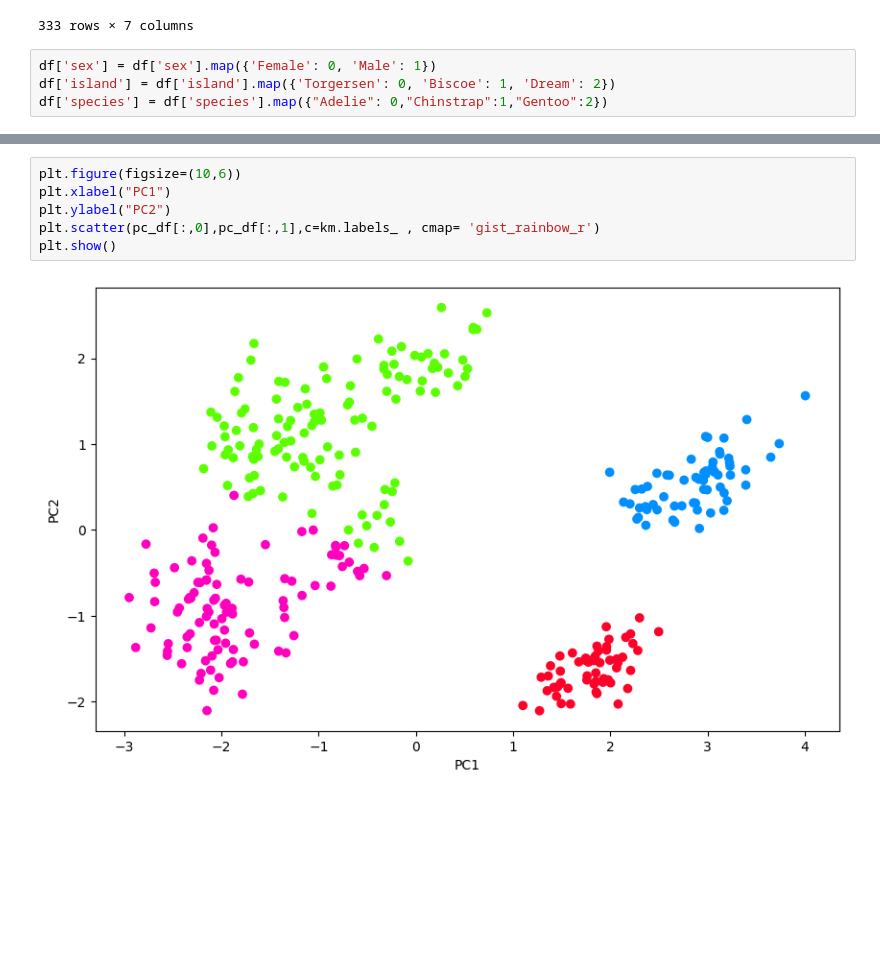
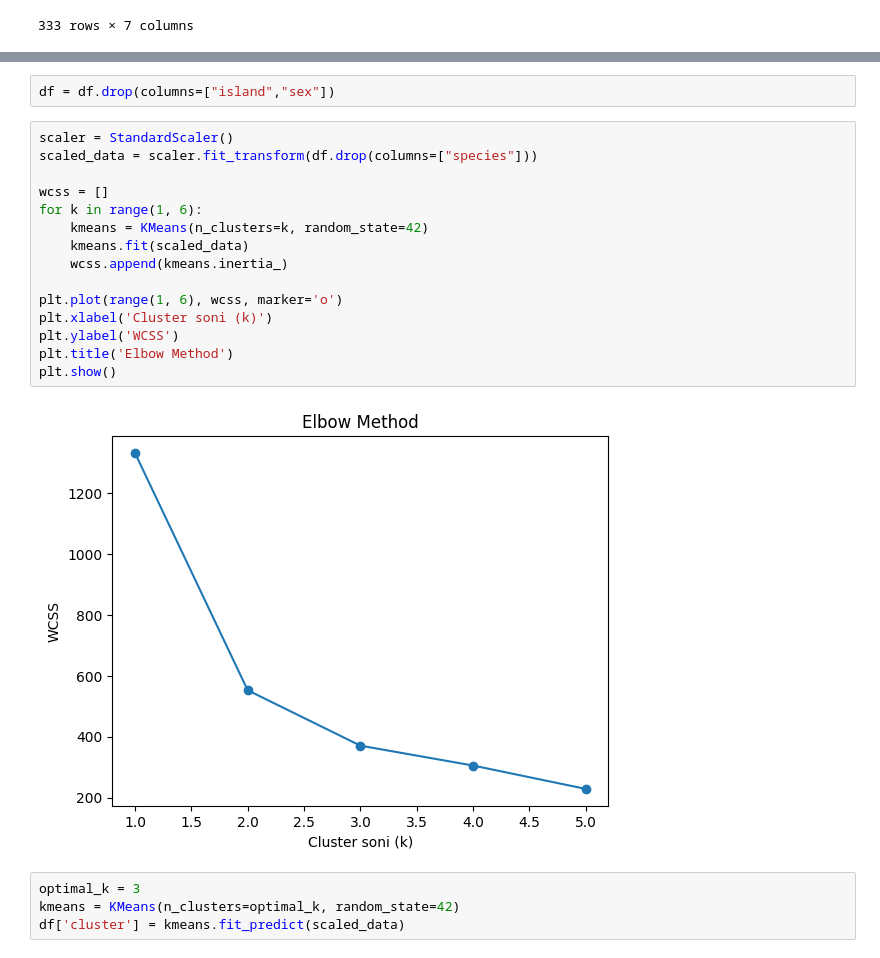
Before and after one commit to SanjarbekMatlabov/unsupervised-learning, a Jupyter notebook: penguins.ipynb, the cells around one changed output, grey strips where cells are left out. Drawn from its saved outputs; the diff is of its cells as text; blank space fills up the shorter version.

```diff
--- a/penguins.ipynb
+++ b/penguins.ipynb
@@ -91,7 +140,3 @@ df
 | 342 | Gentoo | Biscoe | 45.2 | 14.8 | 212.0 | 5200.0 | Female |
 | 343 | Gentoo | Biscoe | 49.9 | 16.1 | 213.0 | 5400.0 | Male |
 333 rows × 7 columns
-# %%
-df['sex'] = df['sex'].map({'Female': 0, 'Male': 1})
-df['island'] = df['island'].map({'Torgersen': 0, 'Biscoe': 1, 'Dream': 2})
-df['species'] = df['species'].map({"Adelie": 0,"Chinstrap":1,"Gentoo":2})
@@ -166,8 +143,23 @@ array([[-1.87007647e+00,  4.02825452e-01],
-# %%
-plt.figure(figsize=(10,6))
-plt.xlabel("PC1")
-plt.ylabel("PC2")
-plt.scatter(pc_df[:,0],pc_df[:,1],c=km.labels_ , cmap= 'gist_rainbow_r')
-plt.show()
-# %% [output]
-[figure, removed]
+# %%
+df = df.drop(columns=["island","sex"])
+# %%
+scaler = StandardScaler()
+scaled_data = scaler.fit_transform(df.drop(columns=["species"]))
+
+wcss = []
+for k in range(1, 6):
+    kmeans = KMeans(n_clusters=k, random_state=42)
+    kmeans.fit(scaled_data)
+    wcss.append(kmeans.inertia_)
+
+plt.plot(range(1, 6), wcss, marker='o')
+plt.xlabel('Cluster soni (k)')
+plt.ylabel('WCSS')
+plt.title('Elbow Method')
+plt.show()
+# %% [output]
+[figure, added]
+# %%
+optimal_k = 3
+kmeans = KMeans(n_clusters=optimal_k, random_state=42)
+df['cluster'] = kmeans.fit_predict(scaled_data)
```
Also changed, not shown: parts of 18 cells of this notebook.
